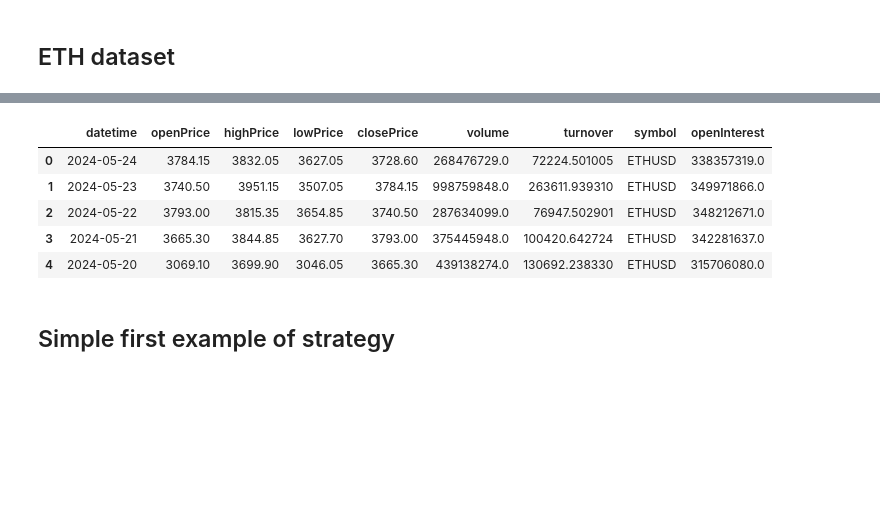
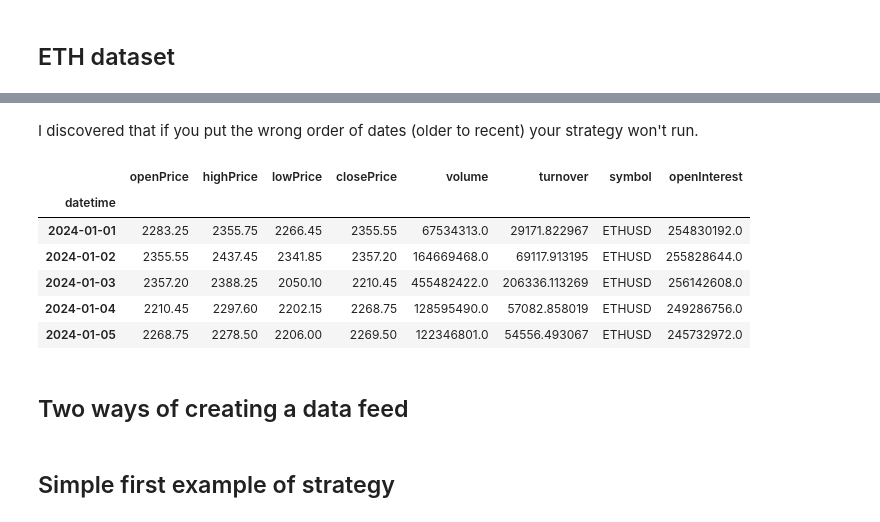
Before and after one commit to Gruntrexpewrus/TradersPlayground, a Jupyter notebook: Python4Finance/Backtesting_ETH.ipynb, the cells around one changed output, grey strips where cells are left out. Drawn from its saved outputs; the diff is of its cells as text; code cells hidden in the pictures; blank space fills up the shorter version.

```diff
--- a/Python4Finance/Backtesting_ETH.ipynb
+++ b/Python4Finance/Backtesting_ETH.ipynb
@@ -191 +215,18 @@ Since I am using a personal csv dataset, I need to make sure that backtrader rea
+# %% [markdown]
+I discovered that if you put the wrong order of dates (older to recent) your strategy won't run.
+# %%
+# Invert the rows of the DataFrame
+df_inverted = data.iloc[::-1]
+df_inverted.to_csv("/Users/leonardoplacidi/Desktop/BacktestingTrade/Python4Finance/data/Bybit_ETH_for_backtesting_IV.csv")
+df_inverted.head()
+# %% [output]
+|  | openPrice | highPrice | lowPrice | closePrice | volume | turnover | symbol | openInterest |
+| datetime |  |  |  |  |  |  |  |  |
+| 2024-01-01 | 2283.25 | 2355.75 | 2266.45 | 2355.55 | 67534313.0 | 29171.822967 | ETHUSD | 254830192.0 |
+| 2024-01-02 | 2355.55 | 2437.45 | 2341.85 | 2357.20 | 164669468.0 | 69117.913195 | ETHUSD | 255828644.0 |
+| 2024-01-03 | 2357.20 | 2388.25 | 2050.10 | 2210.45 | 455482422.0 | 206336.113269 | ETHUSD | 256142608.0 |
+| 2024-01-04 | 2210.45 | 2297.60 | 2202.15 | 2268.75 | 128595490.0 | 57082.858019 | ETHUSD | 249286756.0 |
+| 2024-01-05 | 2268.75 | 2278.50 | 2206.00 | 2269.50 | 122346801.0 | 54556.493067 | ETHUSD | 245732972.0 |
+# %% [markdown]
+## Two ways of creating a data feed
 # %%
@@ -221,9 +253,0 @@ data_feed = PandasData(dataname=data, fromdate=datetime(2024, 1, 1),
-# %%
-data.head()
-# %% [output]
-|  | datetime | openPrice | highPrice | lowPrice | closePrice | volume | turnover | symbol | openInterest |
-| 0 | 2024-05-24 | 3784.15 | 3832.05 | 3627.05 | 3728.60 | 268476729.0 | 72224.501005 | ETHUSD | 338357319.0 |
-| 1 | 2024-05-23 | 3740.50 | 3951.15 | 3507.05 | 3784.15 | 998759848.0 | 263611.939310 | ETHUSD | 349971866.0 |
-| 2 | 2024-05-22 | 3793.00 | 3815.35 | 3654.85 | 3740.50 | 287634099.0 | 76947.502901 | ETHUSD | 348212671.0 |
-| 3 | 2024-05-21 | 3665.30 | 3844.85 | 3627.70 | 3793.00 | 375445948.0 | 100420.642724 | ETHUSD | 342281637.0 |
-| 4 | 2024-05-20 | 3069.10 | 3699.90 | 3046.05 | 3665.30 | 439138274.0 | 130692.238330 | ETHUSD | 315706080.0 |
```
Also changed, not shown: parts of 9 cells of this notebook, 3 other files.
